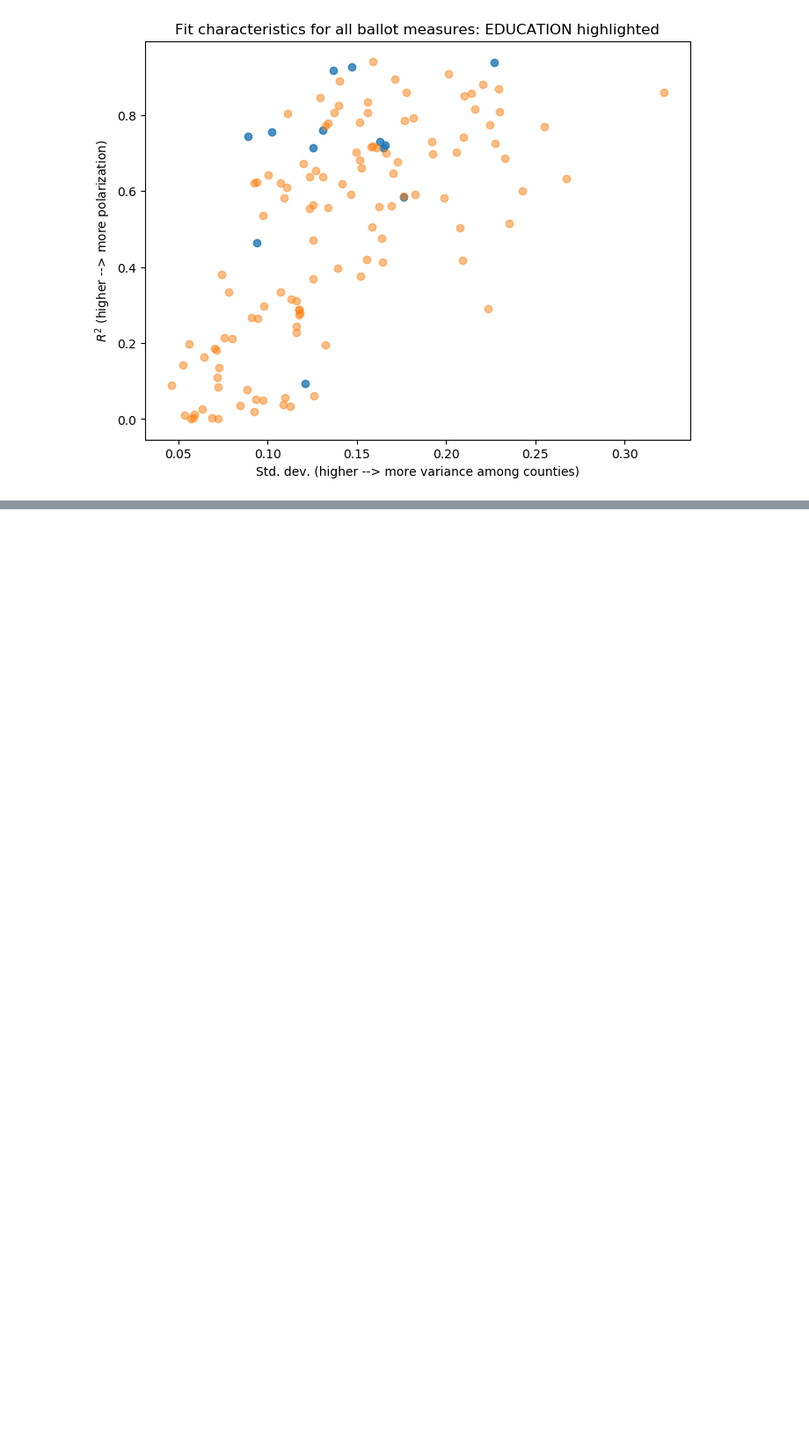
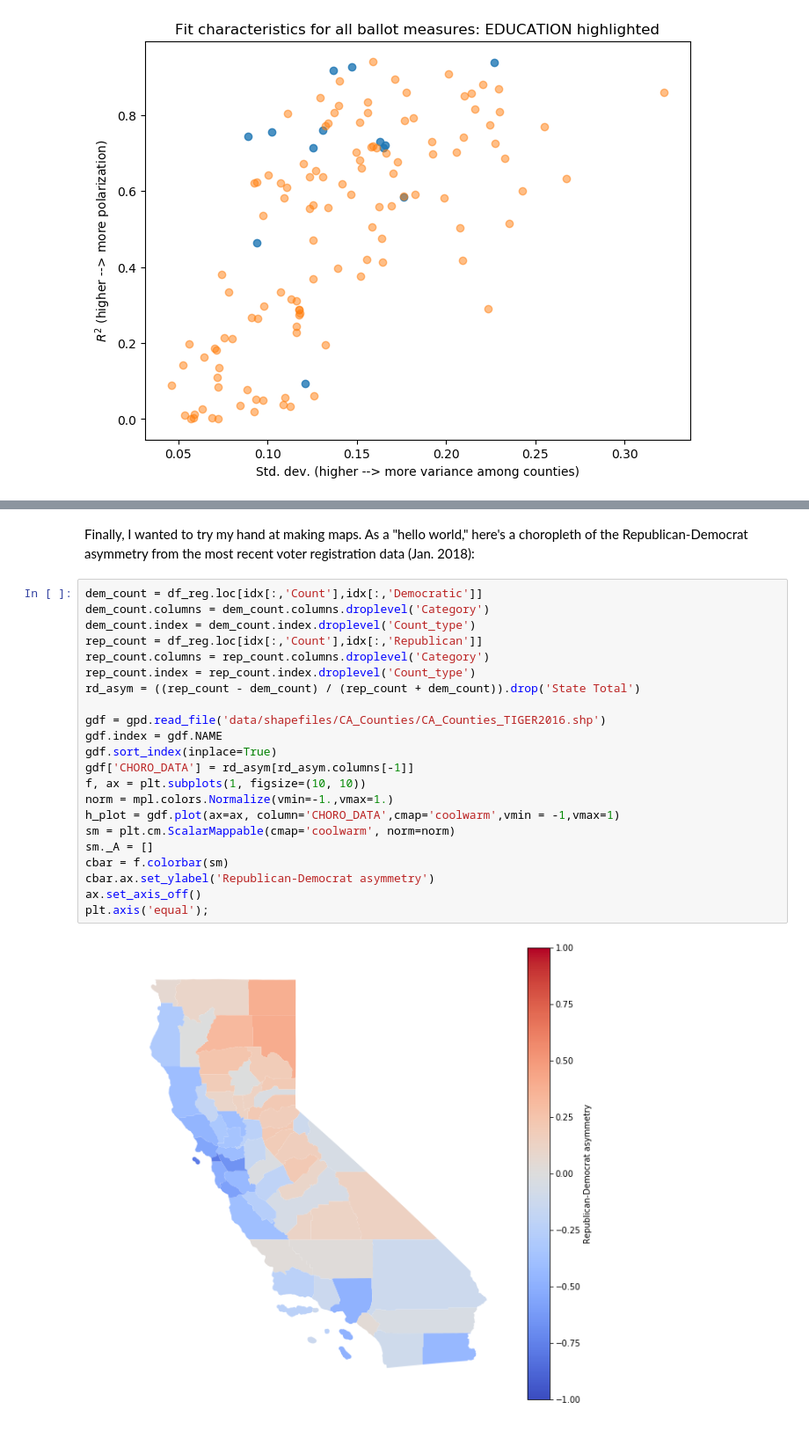
Before and after one commit to cnehrkorn/CaliVoting, a Jupyter notebook: explore_CA_statewide_measures.ipynb, the cells around one changed output, grey strips where cells are left out. Shown at 88% size. Cells and saved outputs as stored; diff of their text form; blank space fills up the shorter version.

```diff
--- a/explore_CA_statewide_measures.ipynb
+++ b/explore_CA_statewide_measures.ipynb
@@ -259 +275,27 @@ plt.title('Number of times county voted as an outlier')
 [figure]
+# %% [markdown]
+Finally, I wanted to try my hand at making maps. As a "hello world," here's a choropleth of the Republican-Democrat asymmetry from the most recent voter registration data (Jan. 2018):
+# %%
+dem_count = df_reg.loc[idx[:,'Count'],idx[:,'Democratic']]
+dem_count.columns = dem_count.columns.droplevel('Category')
+dem_count.index = dem_count.index.droplevel('Count_type')
+rep_count = df_reg.loc[idx[:,'Count'],idx[:,'Republican']]
+rep_count.columns = rep_count.columns.droplevel('Category')
+rep_count.index = rep_count.index.droplevel('Count_type')
+rd_asym = ((rep_count - dem_count) / (rep_count + dem_count)).drop('State Total')
+
+gdf = gpd.read_file('data/shapefiles/CA_Counties/CA_Counties_TIGER2016.shp')
+gdf.index = gdf.NAME
+gdf.sort_index(inplace=True)
+gdf['CHORO_DATA'] = rd_asym[rd_asym.columns[-1]]
+f, ax = plt.subplots(1, figsize=(10, 10))
+norm = mpl.colors.Normalize(vmin=-1.,vmax=1.)
+h_plot = gdf.plot(ax=ax, column='CHORO_DATA',cmap='coolwarm',vmin = -1,vmax=1)
+sm = plt.cm.ScalarMappable(cmap='coolwarm', norm=norm)
+sm._A = []
+cbar = f.colorbar(sm)
+cbar.ax.set_ylabel('Republican-Democrat asymmetry')
+ax.set_axis_off()
+plt.axis('equal');
+# %% [output]
+[figure, added]
```
Also changed, not shown: parts of 19 cells of this notebook, 3 other files.
